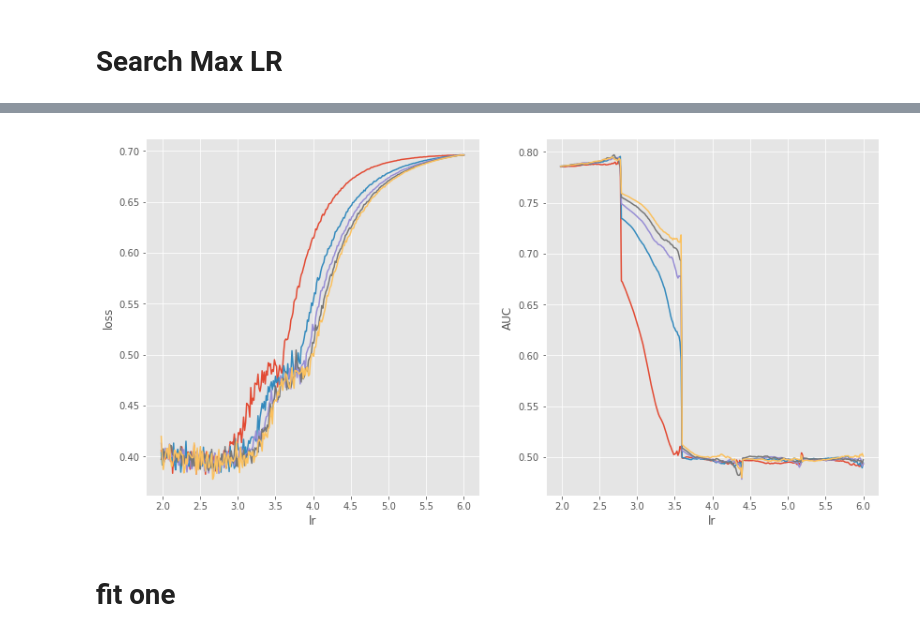
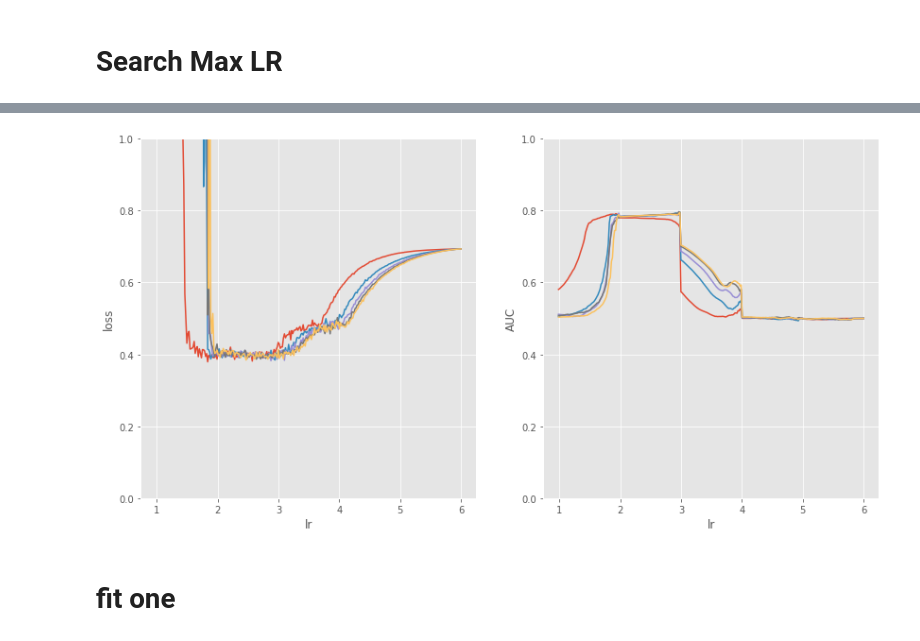
Before and after one commit to chamhoo/cfec2, a Jupyter notebook: main/main_4_xdeepfm.ipynb, the cells around one changed output, grey strips where cells are left out. Drawn from its saved outputs; the diff is of its cells as text; code cells hidden in the pictures.

```diff
--- a/main/main_4_xdeepfm.ipynb
+++ b/main/main_4_xdeepfm.ipynb
@@ -99,10 +102,13 @@ model_param = {'vocabulary_size':ecd.get_vocabulary(),
                'metrics': ['AUC'],
                'optimizer': 'Adam',
                'loss': 'binary_crossentropy',
+               'use_linear': False,
+               'use_deep': False,
+               'use_cin': True,
                'num_cin_layer': 4, 'num_cin_size': 256,
                'split_half':True}
 
-mf = MaxLrFinder(1e-6, 1e-2, epochs=epochs, batch_size=batch_size, sample_length=train_df.shape[0]*((nflold-1)/nflold))
+mf = MaxLrFinder(1e-6, 1e-1, epochs=epochs, batch_size=batch_size, sample_length=train_df.shape[0]*((nflold-1)/nflold))
 fit_param = {'batch_size': batch_size, 'epochs':epochs, 'verbose': 1, 'callbacks':[mf], 'workers': 16}
 
 model = xdeepfm(**model_param)
@@ -139,9 +145,9 @@ Wall time: 5min 1s
 # %%
 tf.keras.backend.clear_session()
 # %%
-mf.plot(True)
+mf.plot(True, lim=[0, 1])
 # %% [output]
-[figure, old version]
+[figure, new version]
 # %% [markdown]
 # fit one
 # %%
```
Also changed, not shown: parts of 19 cells of this notebook, 2 other files.
